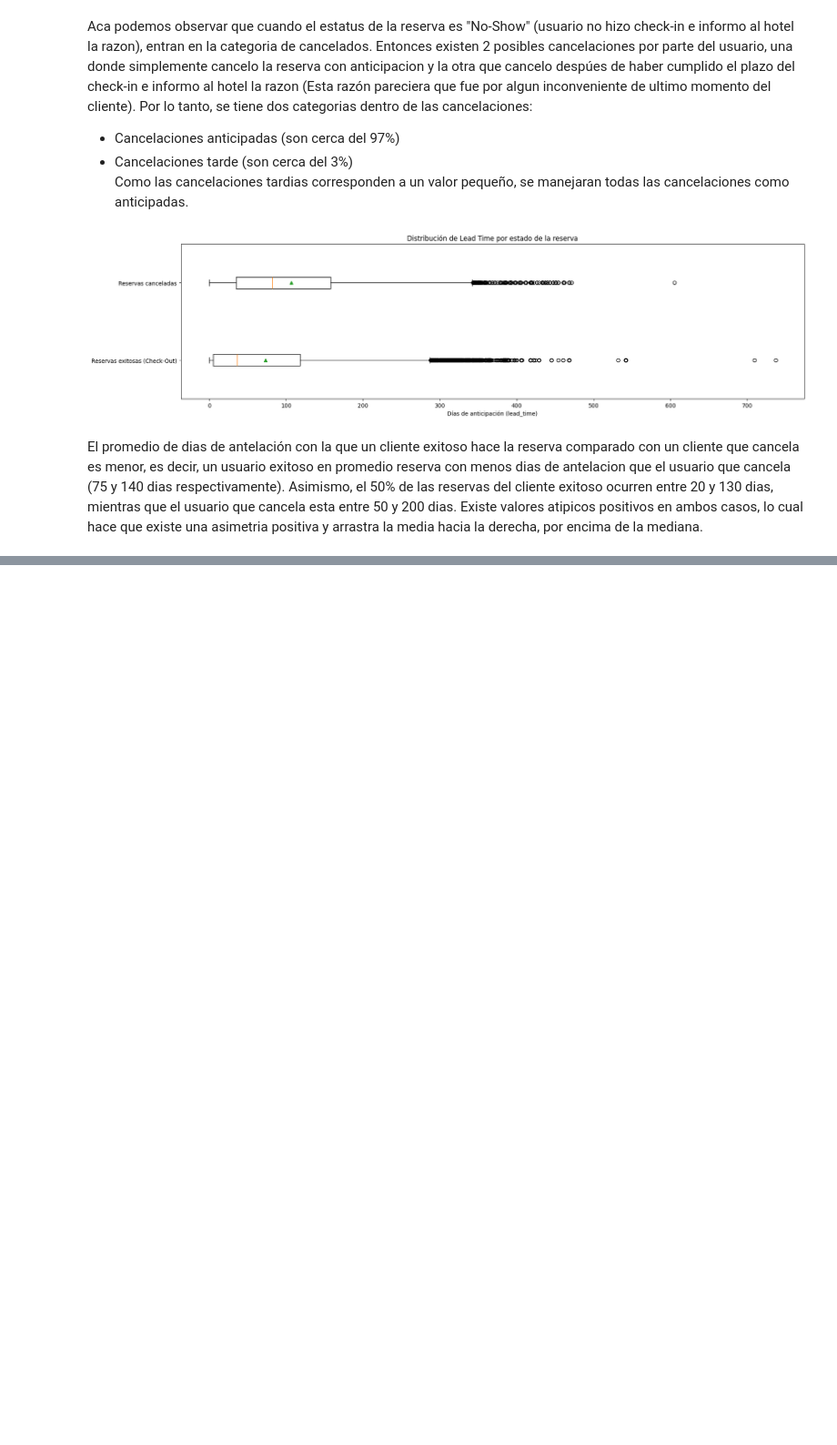
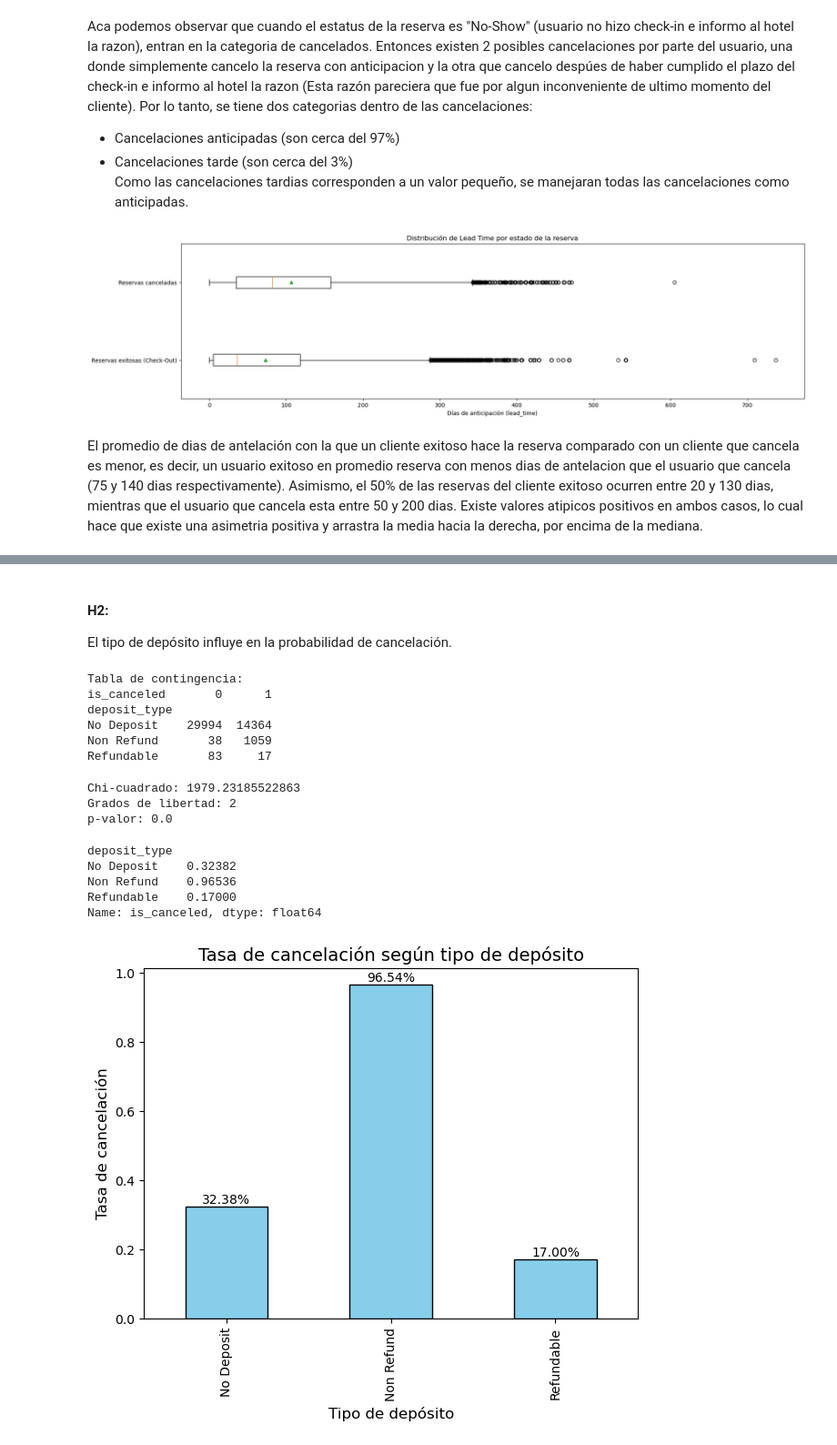
Before and after one commit to leodie1615/taller1, a Jupyter notebook: taller1_final.ipynb, the cells around one changed output, grey strips where cells are left out. Shown: that part at 91% size. Cells and saved outputs as stored; diff of their text form; code cells hidden in the pictures; blank space fills up the shorter version.

```diff
--- a/taller1_final.ipynb
+++ b/taller1_final.ipynb
@@ -574,0 +640,53 @@ El promedio de dias de antelación con la que un cliente exitoso hace la reserva
+# %% [markdown]
+#### H2:
+El tipo de depósito influye en la probabilidad de cancelación.
+# %%
+contingencia_dep = pd.crosstab(
+    reservation_df_clean["deposit_type"],
+    reservation_df_clean["is_canceled"],
+    dropna=False
+)
+print("Tabla de contingencia:")
+print(contingencia_dep)
+# %% [output]
+Tabla de contingencia:
+is_canceled       0      1
+deposit_type
+No Deposit    29994  14364
+Non Refund       38   1059
+Refundable       83     17
+# %%
+chi2, p, dof, expected = chi2_contingency(contingencia_dep)
+print(f"Chi-cuadrado: {chi2}")
+print(f"Grados de libertad: {dof}")
+print(f"p-valor: {p}")
+# %% [output]
+Chi-cuadrado: 1979.23185522863
+Grados de libertad: 2
+p-valor: 0.0
+# %%
+# Calcular la tasa de cancelación por tipo de depósito
+cancel_rate_dep = reservation_df_clean.groupby("deposit_type")["is_canceled"].mean()
+cancel_rate_dep
+# %% [output]
+deposit_type
+No Deposit    0.32382
+Non Refund    0.96536
+Refundable    0.17000
+Name: is_canceled, dtype: float64
+# %%
+# Graficar
+ax = cancel_rate_dep.plot(kind="bar", figsize=(7,5), color="skyblue", edgecolor="black")
+
+# Personalización
+ax.set_title("Tasa de cancelación según tipo de depósito", fontsize=14)
+ax.set_xlabel("Tipo de depósito", fontsize=12)
+ax.set_ylabel("Tasa de cancelación", fontsize=12)
+
+# Mostrar porcentaje arriba de cada barra
+for i, v in enumerate(cancel_rate_dep):
+    ax.text(i, v + 0.01, f"{v:.2%}", ha="center", fontsize=10)
+
+plt.show()
+# %% [output]
+[figure, added]
```
Also changed, not shown: parts of 20 cells of this notebook, 1 other file.
